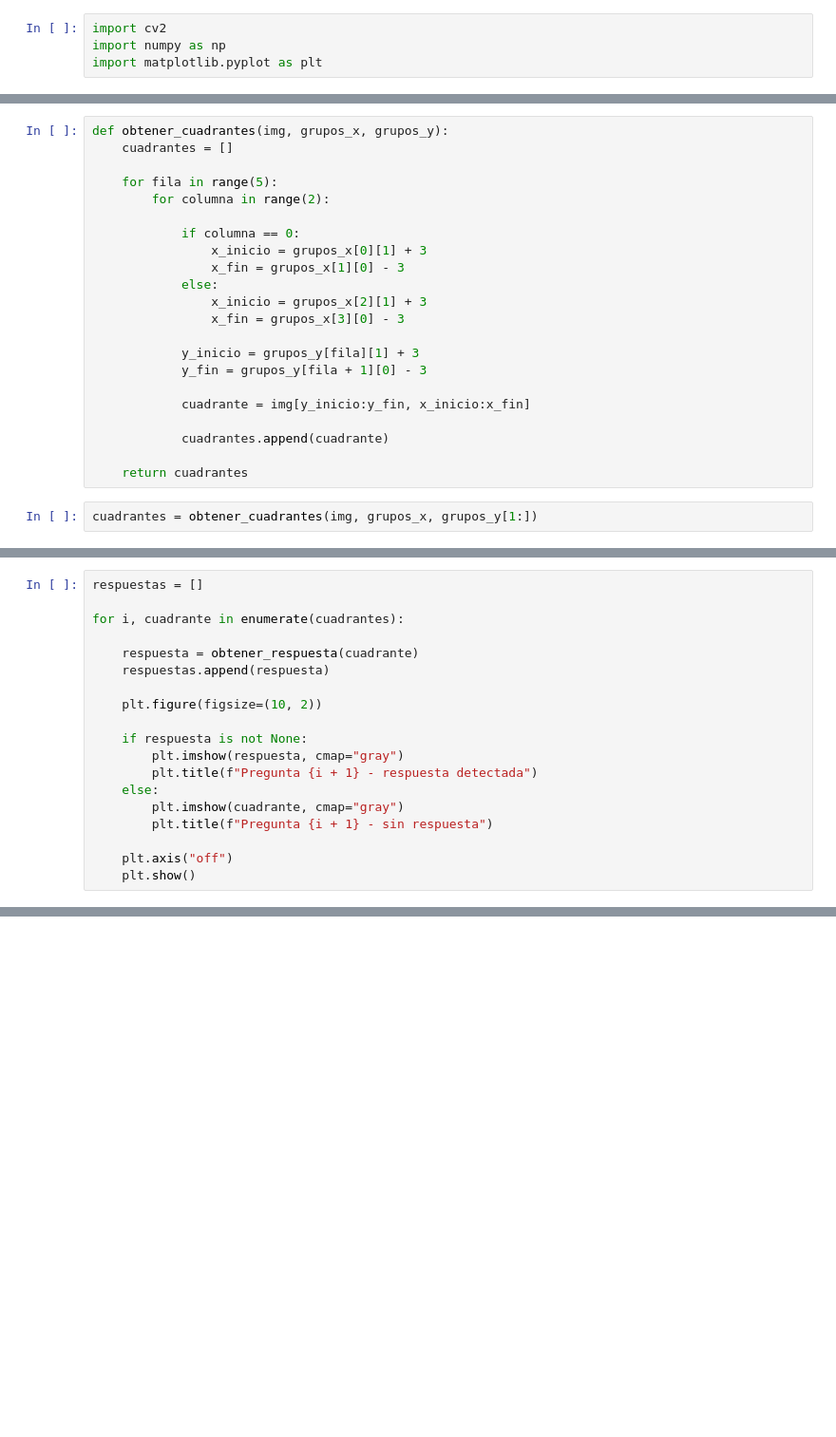
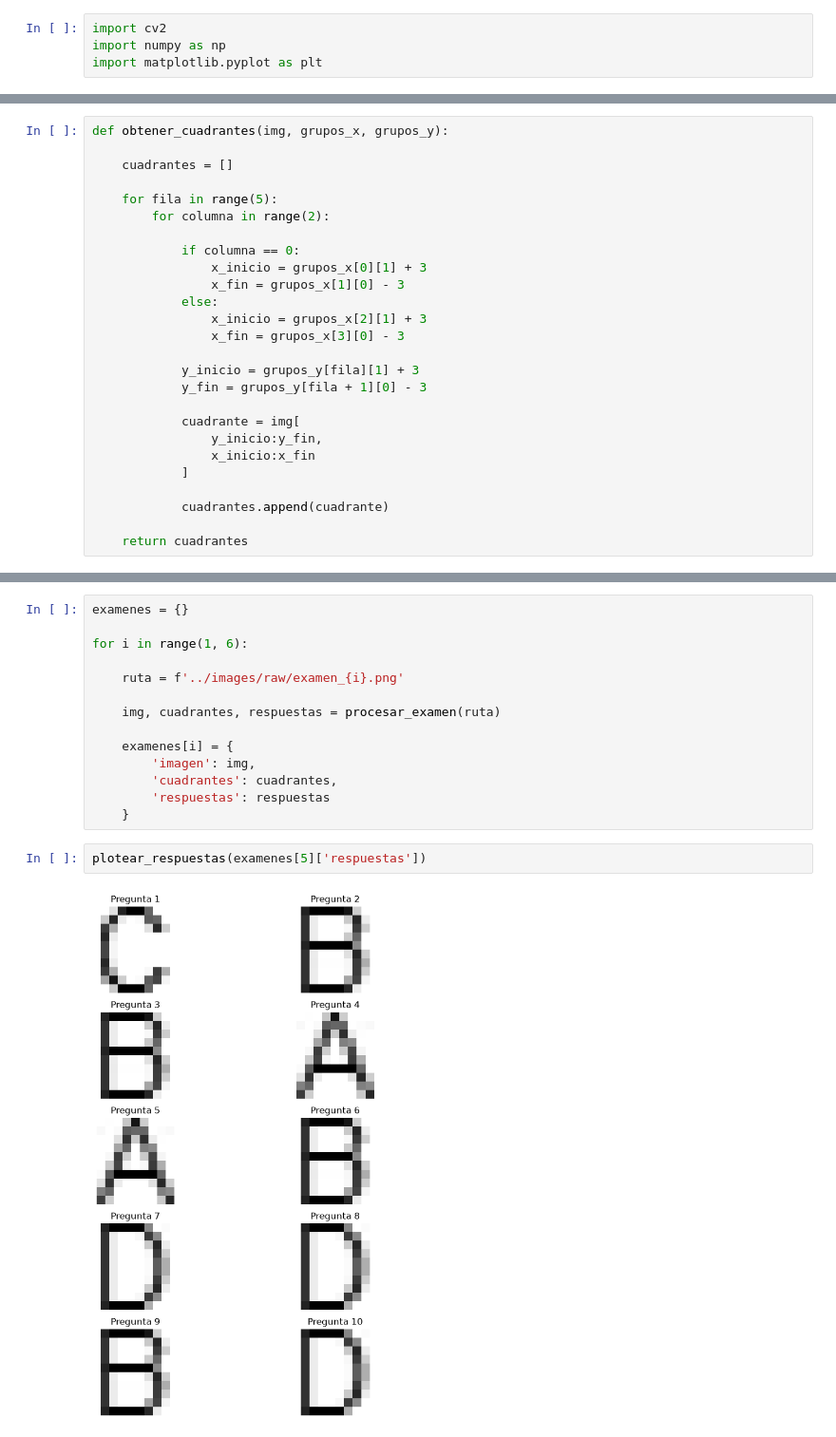
Before and after one commit to BMilesRouillon/tp_procesamiento_de_imagenes, a Jupyter notebook: notebooks/problema_2.ipynb, the cells around one changed output, grey strips where cells are left out. Shown: that part at 95% size. Drawn from its saved outputs; the diff is of its cells as text; blank space fills up the shorter version.

Commit message:
feat(problema_2): detect and crop marked answers

```diff
--- a/notebooks/problema_2.ipynb
+++ b/notebooks/problema_2.ipynb
@@ -146,5 +28,6 @@ Cortes horizontales: [53, 180, 305, 431, 557, 682]
 # %%
 def obtener_cuadrantes(img, grupos_x, grupos_y):
+
     cuadrantes = []
 
     for fila in range(5):
@@ -160,10 +43,11 @@ def obtener_cuadrantes(img, grupos_x, grupos_y):
             y_inicio = grupos_y[fila][1] + 3
             y_fin = grupos_y[fila + 1][0] - 3
 
-            cuadrante = img[y_inicio:y_fin, x_inicio:x_fin]
+            cuadrante = img[
+                y_inicio:y_fin,
+                x_inicio:x_fin
+            ]
 
             cuadrantes.append(cuadrante)
 
     return cuadrantes
-# %%
-cuadrantes = obtener_cuadrantes(img, grupos_x, grupos_y[1:])
@@ -391,19 +282,0 @@ def obtener_respuesta(cuadrante):
-# %%
-respuestas = []
-
-for i, cuadrante in enumerate(cuadrantes):
-
-    respuesta = obtener_respuesta(cuadrante)
-    respuestas.append(respuesta)
-
-    plt.figure(figsize=(10, 2))
-
-    if respuesta is not None:
-        plt.imshow(respuesta, cmap="gray")
-        plt.title(f"Pregunta {i + 1} - respuesta detectada")
-    else:
-        plt.imshow(cuadrante, cmap="gray")
-        plt.title(f"Pregunta {i + 1} - sin respuesta")
-
-    plt.axis("off")
-    plt.show()
@@ -420,0 +283,18 @@ for i, cuadrante in enumerate(cuadrantes):
+# %%
+examenes = {}
+
+for i in range(1, 6):
+
+    ruta = f'../images/raw/examen_{i}.png'
+
+    img, cuadrantes, respuestas = procesar_examen(ruta)
+
+    examenes[i] = {
+        'imagen': img,
+        'cuadrantes': cuadrantes,
+        'respuestas': respuestas
+    }
+# %%
+plotear_respuestas(examenes[5]['respuestas'])
+# %% [output]
+[figure, added]
```
Also changed, not shown: parts of 21 cells of this notebook, 1 other file.
